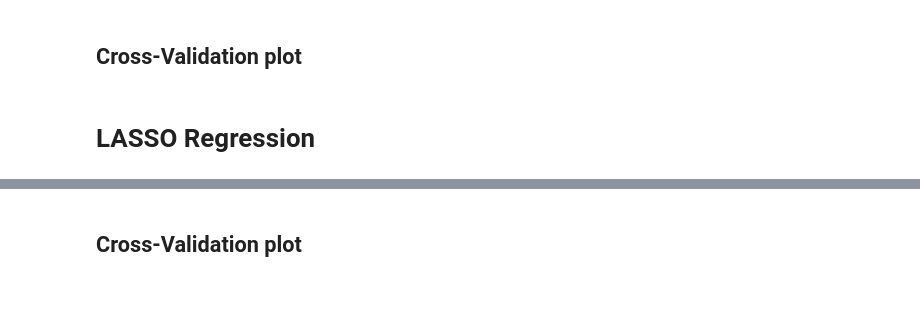
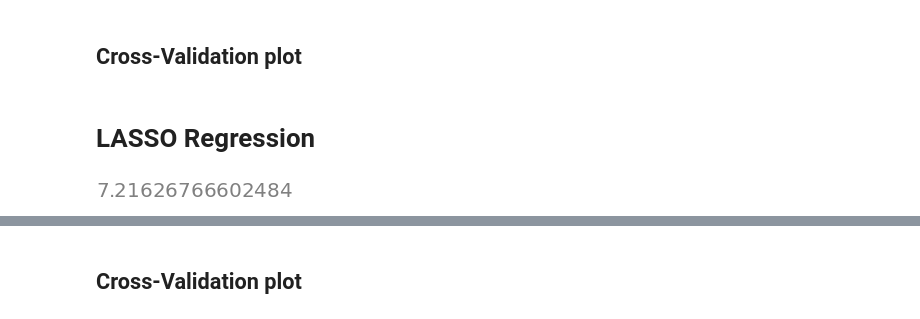
Before and after one commit to MartinMcFarlane/ECO2425-Causal-ML, a Jupyter notebook: Spillovers Project.ipynb, the cells around one changed output, grey strips where cells are left out. Drawn from its saved outputs; the diff is of its cells as text; code cells hidden in the pictures; blank space fills up the shorter version.

Commit message:
Revised graphs

```diff
--- a/Spillovers Project.ipynb
+++ b/Spillovers Project.ipynb
@@ -367,17 +378,17 @@ plt.savefig('ridge_coef.png')
 # %% [markdown]
 ## Cross-Validation plot
 # %%
-# # Using K-fold CV w/ K=5
-# K = 5
-# kfold = skm.KFold(K,
-#                   random_state=0,
-#                   shuffle=True)
+# Using K-fold CV w/ K=5
+K = 5
+kfold = skm.KFold(K,
+                  random_state=0,
+                  shuffle=True)
 
-# scaler = StandardScaler(with_mean=True,  with_std=True)
-# ridge = lm.ElasticNet(alpha=lambdas[59], l1_ratio=0)
-# pipe = Pipeline(steps=[('scaler', scaler), ('ridge', ridge)])
+scaler = StandardScaler(with_mean=True,  with_std=True)
+ridge = lm.ElasticNet(alpha=lambdas[59], l1_ratio=0)
+pipe = Pipeline(steps=[('scaler', scaler), ('ridge', ridge)])
 
-# param_grid = {'ridge__alpha': lambdas}
+param_grid = {'ridge__alpha': lambdas}
 
 # grid = skm.GridSearchCV(pipe,
 #                         param_grid,
@@ -411,12 +422,14 @@ plt.savefig('ridge_coef.png')
 # %% [markdown]
 # LASSO Regression
 # %%
-# lassoCV = lm.ElasticNetCV(n_alphas=100,
-#                            l1_ratio=1,
-#                            cv=kfold)
-# pipeCV = Pipeline(steps=[('scaler', scaler),
-#                          ('lasso', lassoCV)])
-# pipeCV.fit(X, Y)
-# tuned_lasso = pipeCV.named_steps['lasso']
-# tuned_lasso.alpha_
+lassoCV = lm.ElasticNetCV(n_alphas=100,
+                           l1_ratio=1,
+                           cv=kfold)
+pipeCV = Pipeline(steps=[('scaler', scaler),
+                         ('lasso', lassoCV)])
+pipeCV.fit(X, Y)
+tuned_lasso = pipeCV.named_steps['lasso']
+tuned_lasso.alpha_
+# %% [output]
+[figure, added]
 # %%
```
Also changed, not shown: parts of 4 cells of this notebook.
